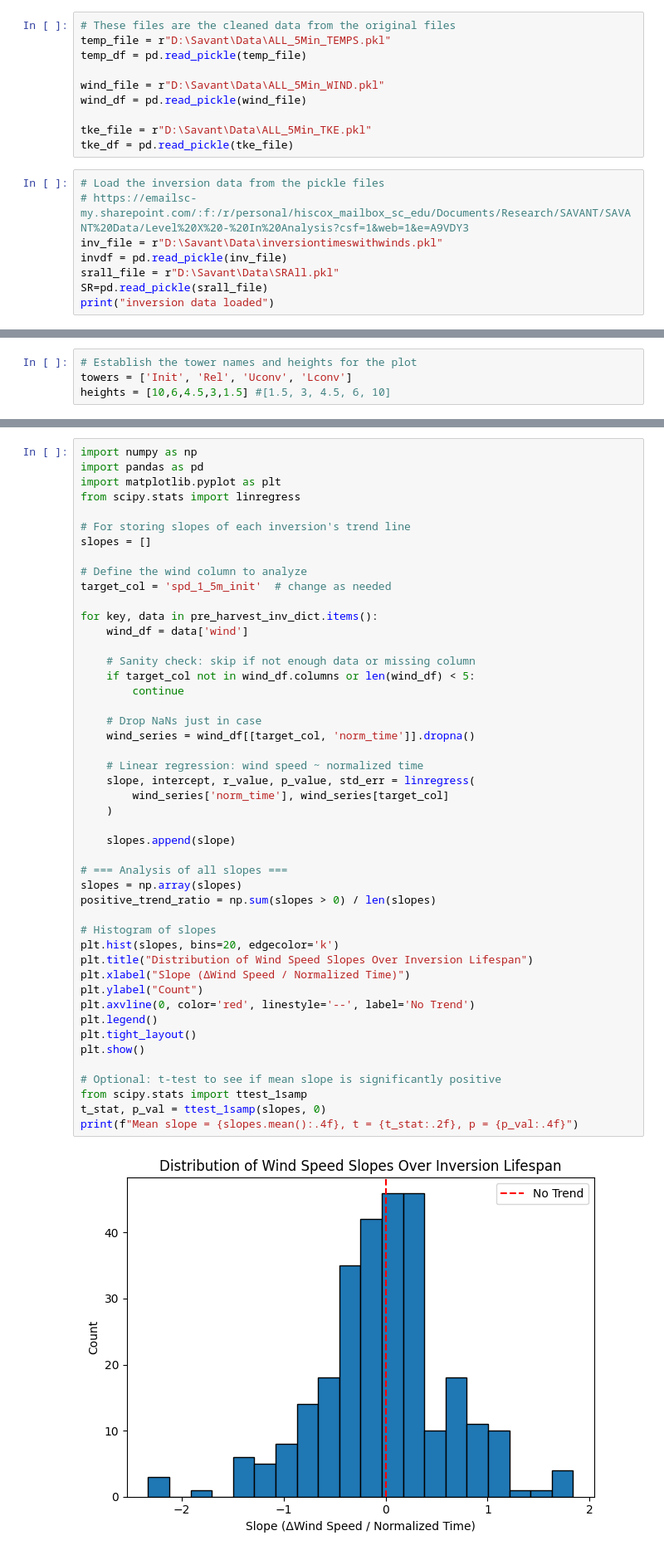
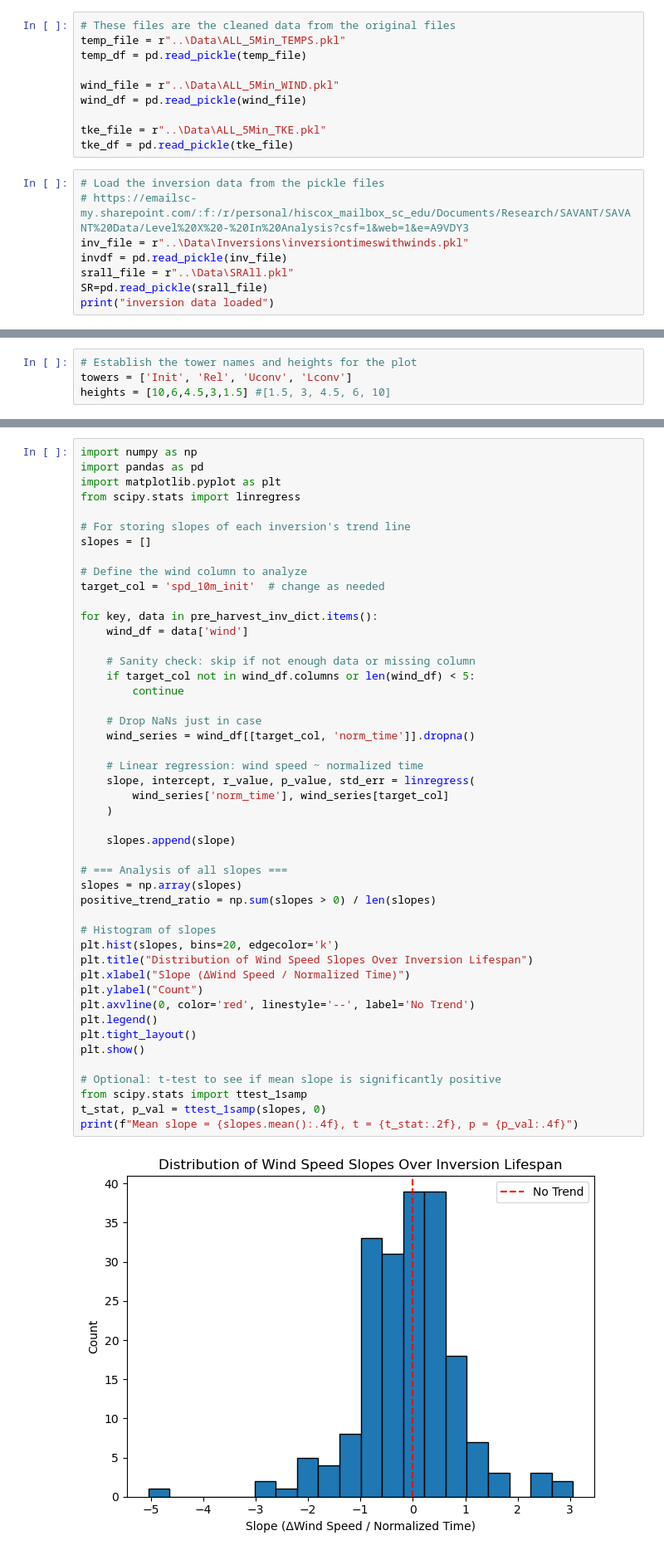
Before and after one commit to marositesUSC/SAVANT, a Jupyter notebook: Inversions/Inversions.ipynb, the cells around one changed output, grey strips where cells are left out. Shown: that part at 83% size. Cells and saved outputs as stored; diff of their text form.

Commit message:
updates to topotgraphy files and inversion stuff.

```diff
--- a/Inversions/Inversions.ipynb
+++ b/Inversions/Inversions.ipynb
@@ -9,20 +9,20 @@ import datetime as dt
 import re
 # %%
 # These files are the cleaned data from the original files
-temp_file = r"D:\Savant\Data\ALL_5Min_TEMPS.pkl"
+temp_file = r"..\Data\ALL_5Min_TEMPS.pkl"
 temp_df = pd.read_pickle(temp_file)
 
-wind_file = r"D:\Savant\Data\ALL_5Min_WIND.pkl"
+wind_file = r"..\Data\ALL_5Min_WIND.pkl"
 wind_df = pd.read_pickle(wind_file)
 
-tke_file = r"D:\Savant\Data\ALL_5Min_TKE.pkl"
+tke_file = r"..\Data\ALL_5Min_TKE.pkl"
 tke_df = pd.read_pickle(tke_file)
 # %%
 # Load the inversion data from the pickle files
 # https://emailsc-my.sharepoint.com/:f:/r/personal/hiscox_mailbox_sc_edu/Documents/Research/SAVANT/SAVANT%20Data/Level%20X%20-%20In%20Analysis?csf=1&web=1&e=A9VDY3
-inv_file = r"D:\Savant\Data\inversiontimeswithwinds.pkl"
+inv_file = r"..\Data\Inversions\inversiontimeswithwinds.pkl"
 invdf = pd.read_pickle(inv_file)
-srall_file = r"D:\Savant\Data\SRAll.pkl"
+srall_file = r"..\Data\SRAll.pkl"
 SR=pd.read_pickle(srall_file)
 print("inversion data loaded")
 # %% [output]
@@ -310,7 +310,7 @@ from scipy.stats import linregress
 slopes = []
 
 # Define the wind column to analyze
-target_col = 'spd_1_5m_init'  # change as needed
+target_col = 'spd_10m_init'  # change as needed
 
 for key, data in pre_harvest_inv_dict.items():
     wind_df = data['wind']
@@ -321,31 +321,31 @@ for key, data in pre_harvest_inv_dict.items():
 
     # Drop NaNs just in case
     wind_series = wind_df[[target_col, 'norm_time']].dropna()
 
     # Linear regression: wind speed ~ normalized time
     slope, intercept, r_value, p_value, std_err = linregress(
         wind_series['norm_time'], wind_series[target_col]
     )
 
     slopes.append(slope)
 
 # === Analysis of all slopes ===
 slopes = np.array(slopes)
 positive_trend_ratio = np.sum(slopes > 0) / len(slopes)
 
 # Histogram of slopes
 plt.hist(slopes, bins=20, edgecolor='k')
 plt.title("Distribution of Wind Speed Slopes Over Inversion Lifespan")
 plt.xlabel("Slope (ΔWind Speed / Normalized Time)")
 plt.ylabel("Count")
 plt.axvline(0, color='red', linestyle='--', label='No Trend')
 plt.legend()
 plt.tight_layout()
 plt.show()
 
 # Optional: t-test to see if mean slope is significantly positive
 from scipy.stats import ttest_1samp
 t_stat, p_val = ttest_1samp(slopes, 0)
 print(f"Mean slope = {slopes.mean():.4f}, t = {t_stat:.2f}, p = {p_val:.4f}")
 # %% [output]
-[figure, old version]
+[figure, new version]
```
Also changed, not shown: parts of 8 cells of this notebook, 3 other files.
